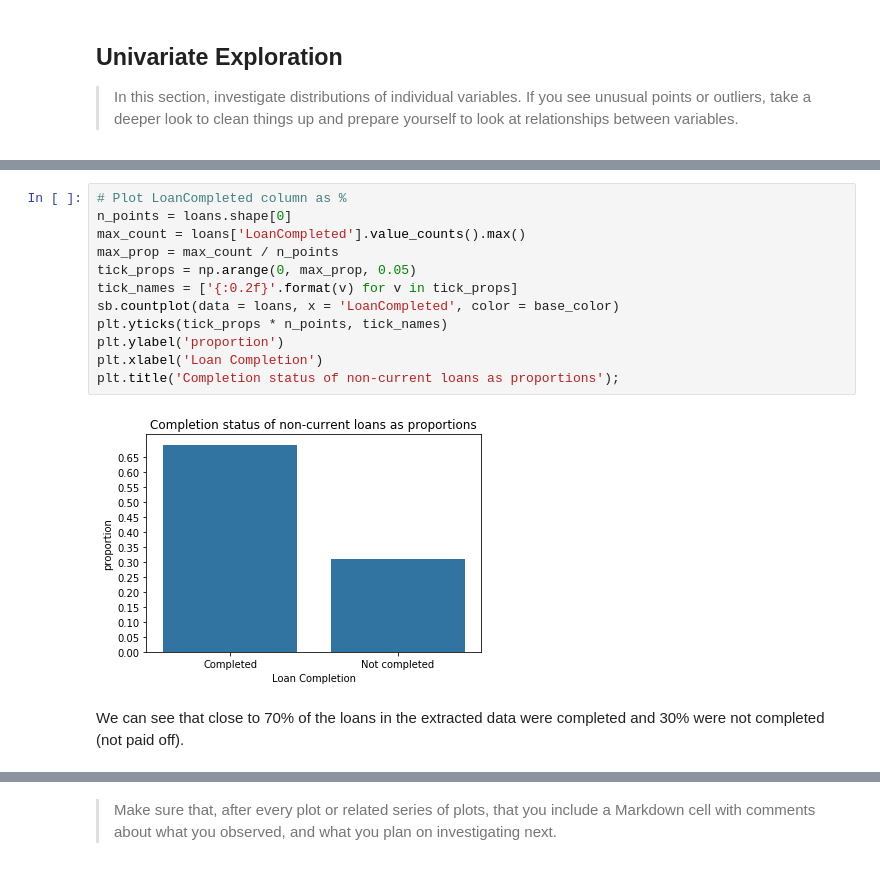
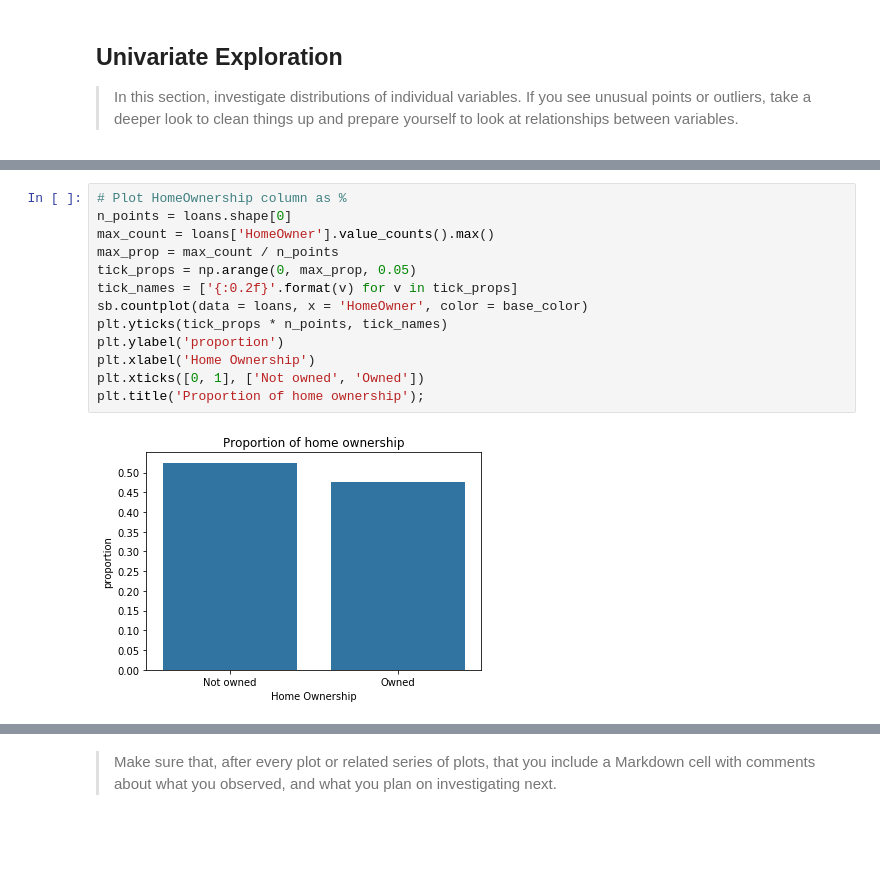
Before and after one commit to Jeffro80/DAND_Communicate_Findings, a Jupyter notebook: exploration-WORKING.ipynb, the cells around one changed output, grey strips where cells are left out. Saved outputs shown, nothing was run; the diff lists cells and outputs as text; blank space fills up the shorter version.

Commit message:
Add univariate graphs

```diff
--- a/exploration-WORKING.ipynb
+++ b/exploration-WORKING.ipynb
@@ -345,16 +367,15 @@ plt.title('Completion status of non-current loans');
 # %%
-# Plot LoanCompleted column as %
+# Plot HomeOwnership column as %
 n_points = loans.shape[0]
-max_count = loans['LoanCompleted'].value_counts().max()
+max_count = loans['HomeOwner'].value_counts().max()
 max_prop = max_count / n_points
 tick_props = np.arange(0, max_prop, 0.05)
 tick_names = ['{:0.2f}'.format(v) for v in tick_props]
-sb.countplot(data = loans, x = 'LoanCompleted', color = base_color)
+sb.countplot(data = loans, x = 'HomeOwner', color = base_color)
 plt.yticks(tick_props * n_points, tick_names)
 plt.ylabel('proportion')
-plt.xlabel('Loan Completion')
-plt.title('Completion status of non-current loans as proportions');
+plt.xlabel('Home Ownership')
+plt.xticks([0, 1], ['Not owned', 'Owned'])
+plt.title('Proportion of home ownership');
 # %% [output]
-[figure, old version]
+[figure, new version]
-# %% [markdown]
-We can see that close to 70% of the loans in the extracted data were completed and 30% were not completed (not paid off).
```
Also changed, not shown: parts of 10 cells of this notebook.
